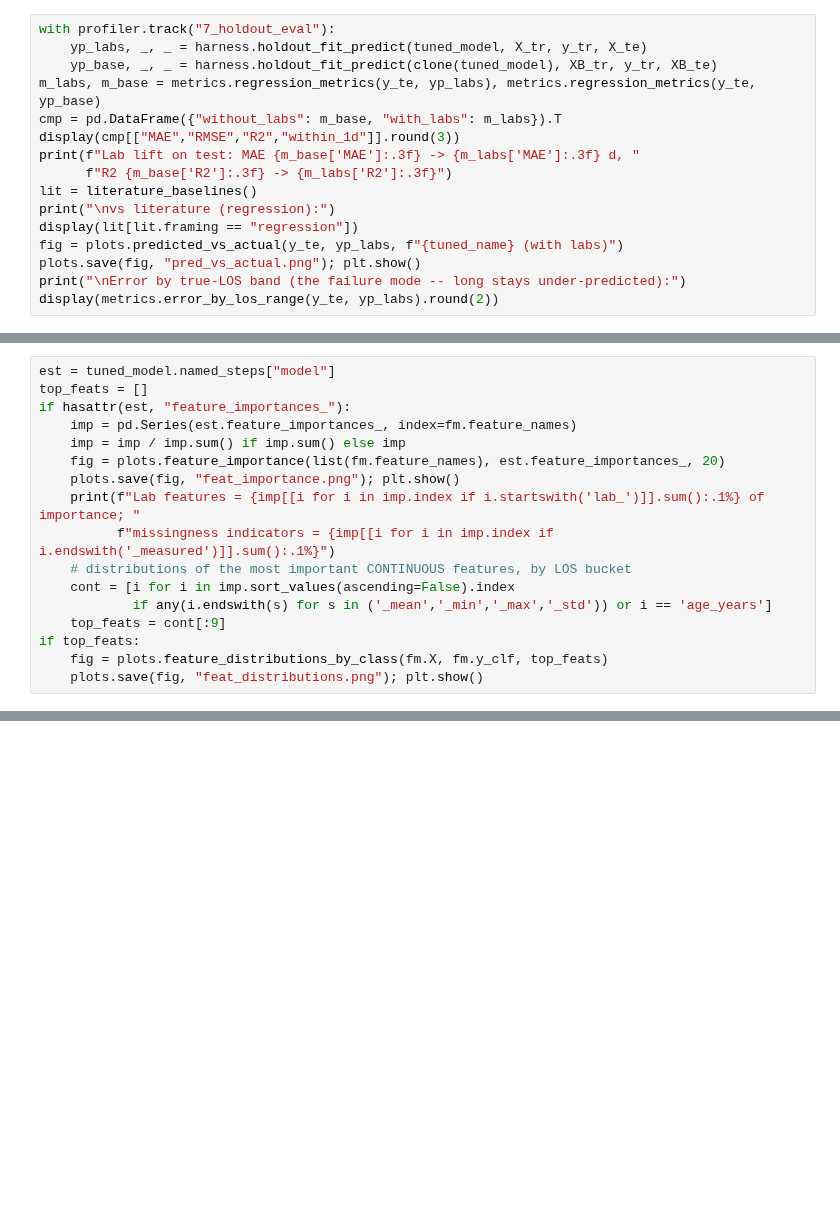
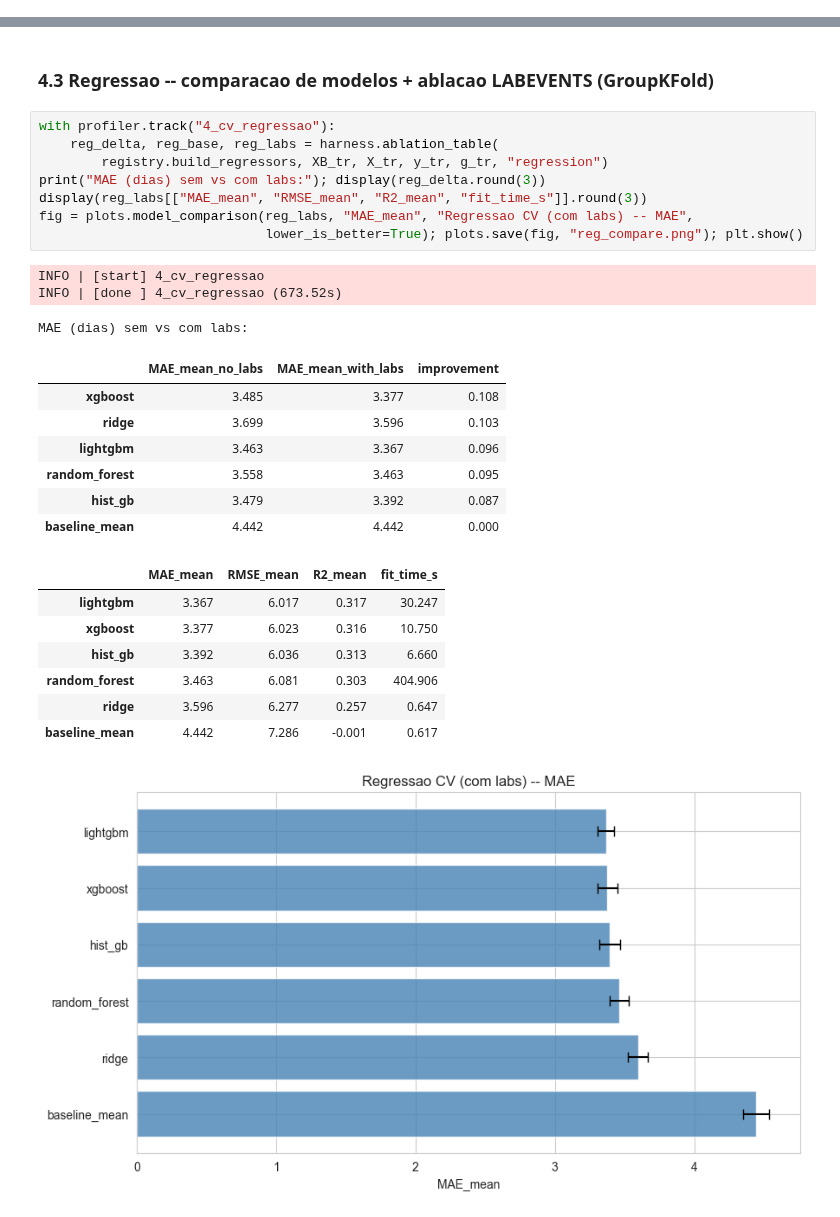
Before and after one commit to damaral31/big-data, a Jupyter notebook: main.ipynb, the cells around one changed output, grey strips where cells are left out. Cells and saved outputs as stored; diff of their text form; blank space fills up the shorter version.

```diff
--- a/main.ipynb
+++ b/main.ipynb
@@ -256,16 +366,0 @@ fig = plots.model_comparison(clf_labs, "kappa_quadratic_mean",
-# %%
-with profiler.track("7_holdout_eval"):
-    yp_labs, _, _ = harness.holdout_fit_predict(tuned_model, X_tr, y_tr, X_te)
-    yp_base, _, _ = harness.holdout_fit_predict(clone(tuned_model), XB_tr, y_tr, XB_te)
-m_labs, m_base = metrics.regression_metrics(y_te, yp_labs), metrics.regression_metrics(y_te, yp_base)
-cmp = pd.DataFrame({"without_labs": m_base, "with_labs": m_labs}).T
-display(cmp[["MAE","RMSE","R2","within_1d"]].round(3))
-print(f"Lab lift on test: MAE {m_base['MAE']:.3f} -> {m_labs['MAE']:.3f} d, "
-      f"R2 {m_base['R2']:.3f} -> {m_labs['R2']:.3f}")
-lit = literature_baselines()
-print("\nvs literature (regression):")
-display(lit[lit.framing == "regression"])
-fig = plots.predicted_vs_actual(y_te, yp_labs, f"{tuned_name} (with labs)")
-plots.save(fig, "pred_vs_actual.png"); plt.show()
-print("\nError by true-LOS band (the failure mode -- long stays under-predicted):")
-display(metrics.error_by_los_range(y_te, yp_labs).round(2))
@@ -274,17 +366,0 @@ display(metrics.error_by_los_range(y_te, yp_labs).round(2))
-# %%
-est = tuned_model.named_steps["model"]
-top_feats = []
-if hasattr(est, "feature_importances_"):
-    imp = pd.Series(est.feature_importances_, index=fm.feature_names)
-    imp = imp / imp.sum() if imp.sum() else imp
-    fig = plots.feature_importance(list(fm.feature_names), est.feature_importances_, 20)
-    plots.save(fig, "feat_importance.png"); plt.show()
-    print(f"Lab features = {imp[[i for i in imp.index if i.startswith('lab_')]].sum():.1%} of importance; "
-          f"missingness indicators = {imp[[i for i in imp.index if i.endswith('_measured')]].sum():.1%}")
-    # distributions of the most important CONTINUOUS features, by LOS bucket
-    cont = [i for i in imp.sort_values(ascending=False).index
-            if any(i.endswith(s) for s in ('_mean','_min','_max','_std')) or i == 'age_years']
-    top_feats = cont[:9]
-if top_feats:
-    fig = plots.feature_distributions_by_class(fm.X, fm.y_clf, top_feats)
-    plots.save(fig, "feat_distributions.png"); plt.show()
@@ -367,0 +367,29 @@ process-pool overhead would only slow it down.
+# %% [markdown]
+### 4.3 Regressao -- comparacao de modelos + ablacao LABEVENTS (GroupKFold)
+# %%
+with profiler.track("4_cv_regressao"):
+    reg_delta, reg_base, reg_labs = harness.ablation_table(
+        registry.build_regressors, XB_tr, X_tr, y_tr, g_tr, "regression")
+print("MAE (dias) sem vs com labs:"); display(reg_delta.round(3))
+display(reg_labs[["MAE_mean", "RMSE_mean", "R2_mean", "fit_time_s"]].round(3))
+fig = plots.model_comparison(reg_labs, "MAE_mean", "Regressao CV (com labs) -- MAE",
+                             lower_is_better=True); plots.save(fig, "reg_compare.png"); plt.show()
+# %% [output]
+INFO | [start] 4_cv_regressao
+INFO | [done ] 4_cv_regressao (673.52s)
+MAE (dias) sem vs com labs:
+|  | MAE_mean_no_labs | MAE_mean_with_labs | improvement |
+| xgboost | 3.485 | 3.377 | 0.108 |
+| ridge | 3.699 | 3.596 | 0.103 |
+| lightgbm | 3.463 | 3.367 | 0.096 |
+| random_forest | 3.558 | 3.463 | 0.095 |
+| hist_gb | 3.479 | 3.392 | 0.087 |
+| baseline_mean | 4.442 | 4.442 | 0.000 |
+|  | MAE_mean | RMSE_mean | R2_mean | fit_time_s |
+| lightgbm | 3.367 | 6.017 | 0.317 | 30.247 |
+| xgboost | 3.377 | 6.023 | 0.316 | 10.750 |
+| hist_gb | 3.392 | 6.036 | 0.313 | 6.660 |
+| random_forest | 3.463 | 6.081 | 0.303 | 404.906 |
+| ridge | 3.596 | 6.277 | 0.257 | 0.647 |
+| baseline_mean | 4.442 | 7.286 | -0.001 | 0.617 |
+[figure, added]
```
Also changed, not shown: parts of 91 cells of this notebook, 14 other files.
